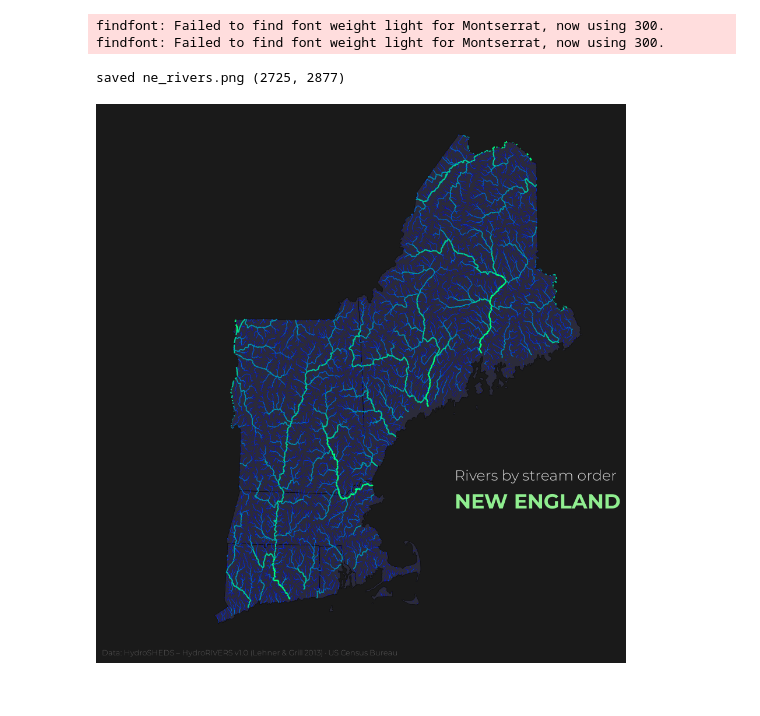
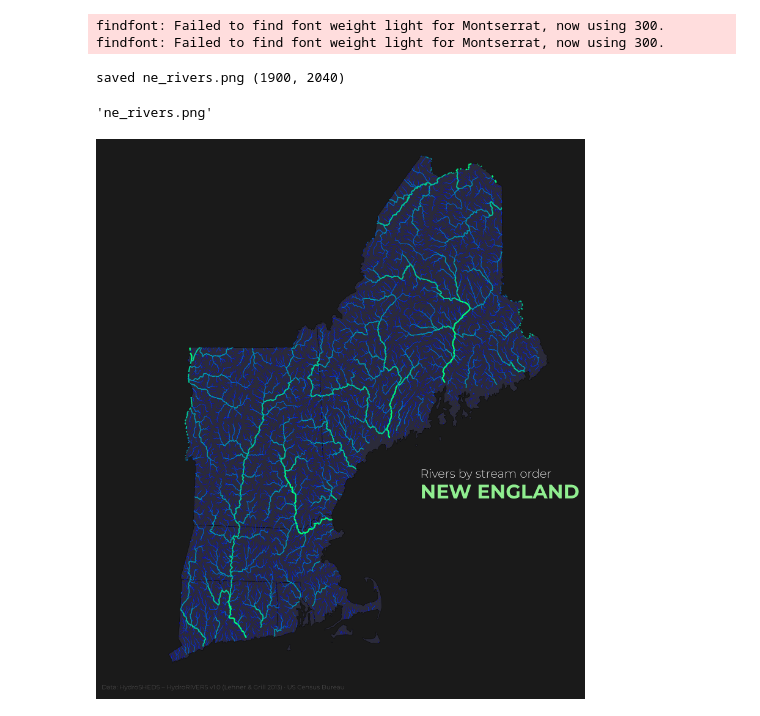
Before and after one commit to Sebastian0018/Hydro-maps, a Jupyter notebook: 03-rivers/notebook.ipynb, the cells around one changed output. Drawn from its saved outputs; the diff is of its cells as text; code cells hidden in the pictures.

```diff
--- a/03-rivers/notebook.ipynb
+++ b/03-rivers/notebook.ipynb
@@ -3,10 +3,11 @@
 import geopandas as gpd
 import pandas as pd
 import matplotlib.pyplot as plt
-import io
-from PIL import Image
 from pathlib import Path
 from matplotlib import font_manager
+import sys
+sys.path.append("..")  # the shared canvas lives one folder up, in plate_canvas.py
+from plate_canvas import new_plate, finish_plate
 
 font_manager.fontManager.addfont(
     "Fonts/Montserrat-Bold.ttf"
@@ -57,49 +58,45 @@ ne_states = ne_states.to_crs(rivers.crs)#here you are converting the coordinate
 #print(ne_states.crs)
 
 ne_rivers = gpd.clip(rivers, ne_states)
 #ne_rivers.plot()
 #print(len(ne_rivers)) # what is the length of rivers in the northeastern states?
 #print(ne_rivers["ORD_STRA"].min()) #what is the minimum order of rivers in the northeastern states?
 #print(ne_rivers["ORD_STRA"].max()) #what is the maximum order of rivers in the northeastern states?
 
 order6 = ne_rivers[ne_rivers["ORD_STRA"]==6]
 #print(len(order6)) #what is the length of order 6 rivers in the northeastern states
 #print(ne_rivers.total_bounds) #where are the rivers located in the northeastern states? This will give you the bounding box coordinates of the rivers in the northeastern states.
 
 #ax = ne_states.plot(color="lightgrey", edgecolor="black", linewidth=0.5)
 #ne_rivers.plot(ax=ax, color="blue", linewidth= ne_rivers["ORD_STRA"] * 0.3)
 #order6.plot(ax=ax, color="red", linewidth=0.5) helpful for visualizing the order 6 rivers in the northeastern states, but it is commented out. If uncommented, it would plot the order 6 rivers in red on top of the other rivers and states.
 #order6.explore(color="red") #this line is commented out, but if uncommented, it would open an interactive map of the order 6 rivers in the northeastern states using the GeoPandas explore functionality.
 
-fig, ax = plt.subplots(figsize=(11, 12))
-ax.set_axis_off()
+fig, ax = new_plate()  # same figure size and map box as every other plate
 ne_states.plot(ax=ax, color="#2b2b3a", linewidth=0.6)
 ne_states.boundary.plot(ax=ax, color="black", linewidth=0.3)
 #ne_states.plot(ax=ax, column="STUSPS", cmap="tab20c", categorical=True) #if uncommented, this line would plot the northeastern states with different colors based on their state abbreviation (STUSPS) using the "tab20c" colormap. The categorical=True argument indicates that the data is categorical, which affects how the colors are assigned.
 #ne_rivers.plot(ax=ax, color="lightcyan", linewidth=ne_rivers["ORD_STRA"] * 0.3) #this line is commented out, but if uncommented, it would plot the rivers in the northeastern states with a light cyan color and line widths proportional to their stream order (ORD_STRA) multiplied by 0.3.
 ne_rivers.plot(ax=ax, column="ORD_STRA", cmap="winter", linewidth=ne_rivers["ORD_STRA"] * 0.3)
 
 #plt.title("Rivers by stream order NEW ENGLAND", color="lightgray", fontfamily="Montserrat", fontsize=18)
-fig.text(0.6, 0.35, "Rivers by stream order", color="lightgray", fontfamily="Montserrat", fontweight="light", fontsize=18)
-fig.text(0.6, 0.31, "NEW ENGLAND", color="lightgreen", fontfamily="Montserrat", fontweight="bold",fontsize=25)
-fig.text(0.05, 0.1, "Data: HydroSHEDS – HydroRIVERS v1.0 (Lehner & Grill 2013) · US Census Bureau", color="#585757", fontfamily="Montserrat", fontweight="light", fontsize=9)
 #plt.xlabel("Longitude") prints the x-axis label as "Longitude" on the plot, but it is commented out. If uncommented, it would display the label on the x-axis.
 #plt.ylabel("Latitude")prints the y-axis label as "Latitude" on the plot, but it is commented out. If uncommented, it would display the label on the y-axis.
-fig.set_facecolor("#1a1a1a")
-ax.set_facecolor("#1a1a1a")
 
-
-def save_clean_png(fig, path, dpi=200):
-    buf = io.BytesIO()
-    fig.savefig(buf, format="png", dpi=dpi, bbox_inches="tight", facecolor="#1a1a1a")
-    buf.seek(0)
-    img = Image.open(buf)
-    Image.frombytes(img.mode, img.size, img.tobytes()).save(path, "PNG", optimize=True)
-    print("saved", path, img.size)
-
-save_clean_png(fig, "ne_rivers.png", dpi=300)
+# The title, the credits, the map area and the save are the same on every plate,
+# so they come from plate_canvas.py. The export is always 1900 x 2040 px.
+finish_plate(
+    fig, ax,
+    kicker="Rivers by stream order",
+    title="NEW ENGLAND",
+    note="",
+    credit="Data: HydroSHEDS – HydroRIVERS v1.0 (Lehner & Grill 2013) · US Census Bureau",
+    path="ne_rivers.png",
+    title_color="lightgreen",
+)
 # %% [output]
 findfont: Failed to find font weight light for Montserrat, now using 300.
 findfont: Failed to find font weight light for Montserrat, now using 300.
-saved ne_rivers.png (2725, 2877)
+saved ne_rivers.png (1900, 2040)
+'ne_rivers.png'
-[figure, old version]
+[figure, new version]
```
Also changed, not shown: 6 other files.
